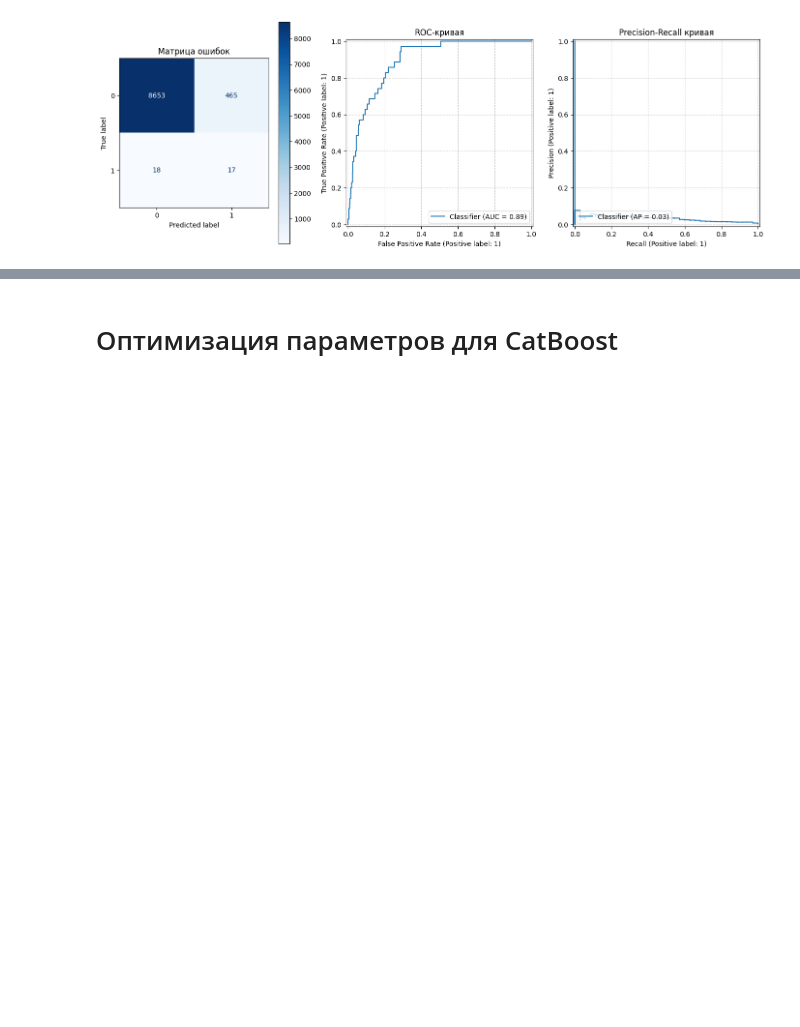
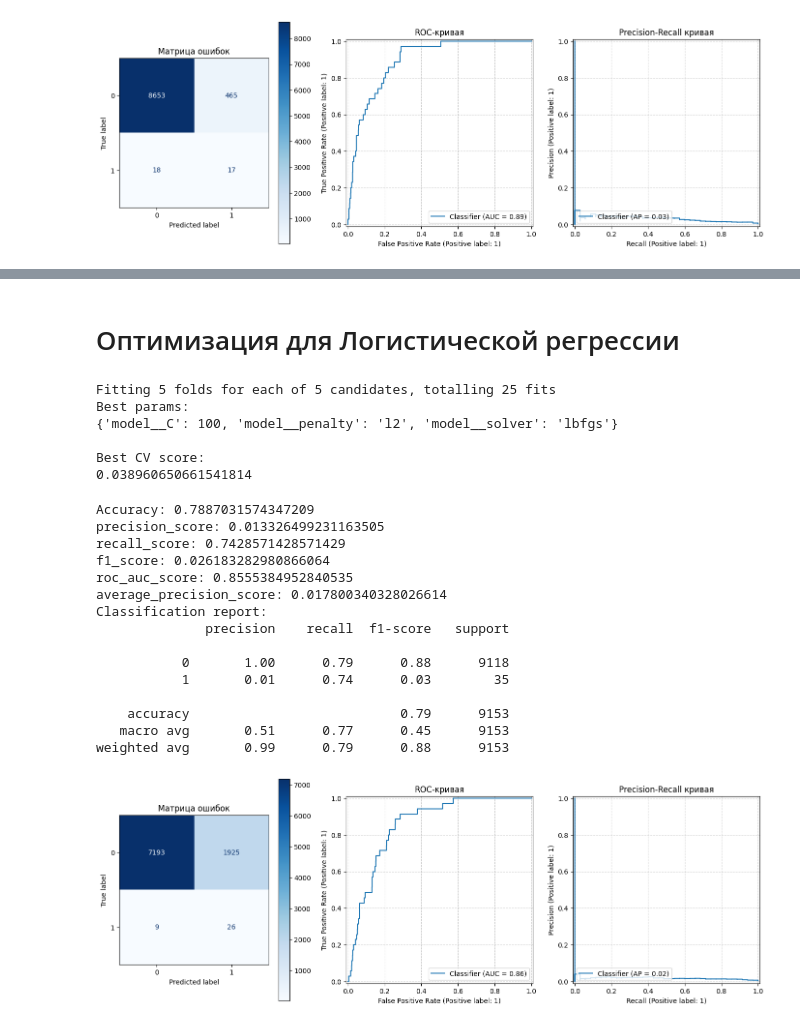
Before and after one commit to VadimTTT/credit_scoring, a Jupyter notebook: explore.ipynb, the cells around one changed output, grey strips where cells are left out. Drawn from its saved outputs; the diff is of its cells as text; code cells hidden in the pictures; blank space fills up the shorter version.

```diff
--- a/explore.ipynb
+++ b/explore.ipynb
@@ -631,9 +641,56 @@ weighted avg       0.99      0.95      0.97      9153
 # %% [markdown]
-# Оптимизация параметров для CatBoost
+# Оптимизация для Логистической регрессии
 # %%
+from sklearn.model_selection import GridSearchCV
 param_grid = {
-    'depth': [4, 5, 6, 7, 8],
-    'learning_rate': [0.01, 0.03, 0.05, 0.1],
-    'iterations': [300, 500, 700, 1000],
-    'l2_leaf_reg': [1, 3, 5, 7, 10],
+    'model__C': [0.01, 0.1, 1, 10, 100],
+    'model__penalty': ['l2'],
+    'model__solver': ['lbfgs']
 }
+grid_lr = GridSearchCV(
+    estimator=logreg_pipeline,
+    param_grid=param_grid,
+    scoring='average_precision',
+    cv=5,
+    n_jobs=-1,
+    verbose=2
+)
+grid_lr.fit(x_train, y_train)
+
+print("Лучшие параметры:")
+print(grid_lr.best_params_)
+
+print("\nBest CV score:")
+print(grid_lr.best_score_)
+# %% [output]
+Fitting 5 folds for each of 5 candidates, totalling 25 fits
+Best params:
+{'model__C': 100, 'model__penalty': 'l2', 'model__solver': 'lbfgs'}
+
+Best CV score:
+0.038960650661541814
+# %%
+# тестирование
+best_lr = grid_lr.best_estimator_
+
+y_pred_lr_opt = best_lr.predict(x_val)
+y_proba_lr_opt = best_lr.predict_proba(x_val)[:, 1]
+
+plot_tests.test_plot_cm_roc_pr(y_val, y_pred_lr_opt, y_proba_lr_opt)
+# %% [output]
+Accuracy: 0.7887031574347209
+precision_score: 0.013326499231163505
+recall_score: 0.7428571428571429
+f1_score: 0.026183282980866064
+roc_auc_score: 0.8555384952840535
+average_precision_score: 0.017800340328026614
+Classification report:
+              precision    recall  f1-score   support
+
+           0       1.00      0.79      0.88      9118
+           1       0.01      0.74      0.03        35
+
+    accuracy                           0.79      9153
+   macro avg       0.51      0.77      0.45      9153
+weighted avg       0.99      0.79      0.88      9153
+[figure, added]
```
Also changed, not shown: parts of 16 cells of this notebook.
